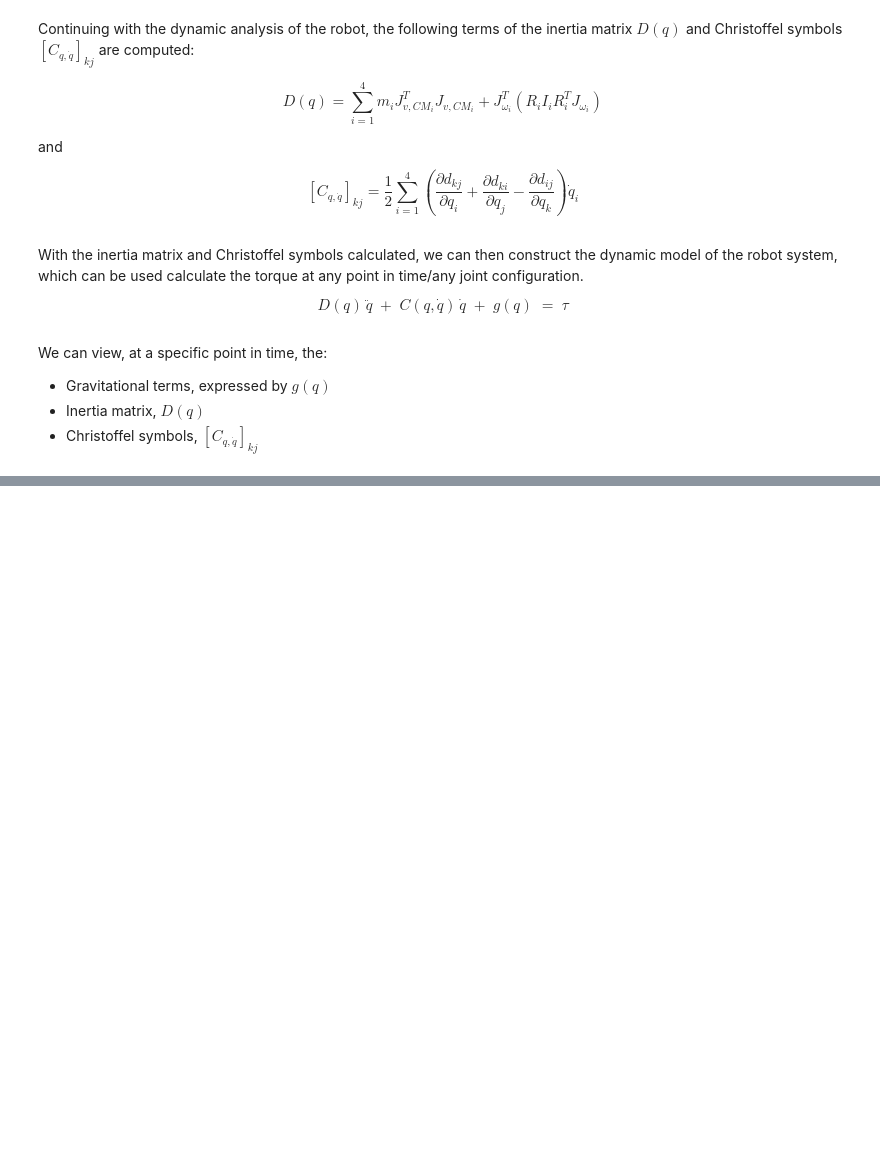
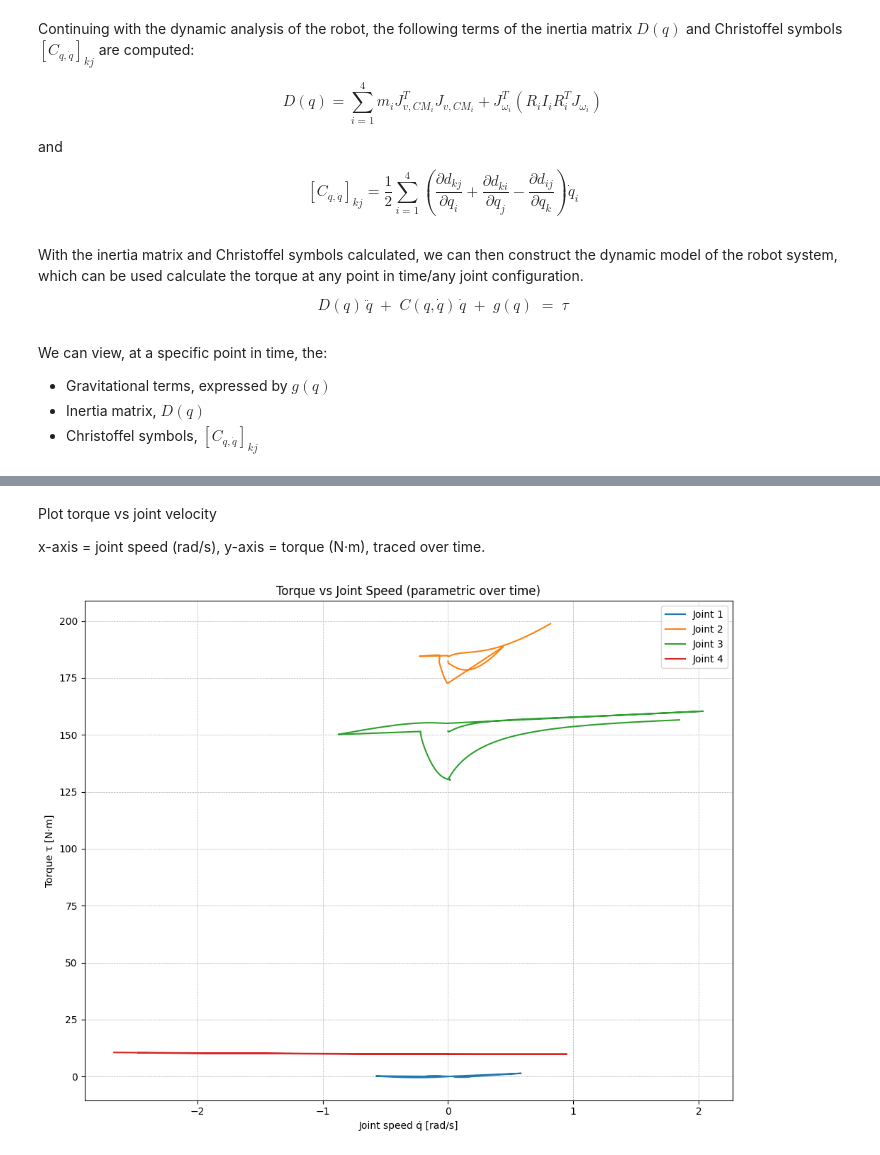
Before and after one commit to jzhou-k/34753_Robotics_Group19, a Jupyter notebook: ProblemSol.ipynb, the cells around one changed output, grey strips where cells are left out. Saved outputs shown, nothing was run; the diff lists cells and outputs as text; code cells hidden in the pictures; blank space fills up the shorter version.

```diff
--- a/ProblemSol.ipynb
+++ b/ProblemSol.ipynb
@@ -934,0 +959,21 @@ plt.show()
+# %% [markdown]
+Plot torque vs joint velocity
+
+x-axis = joint speed (rad/s), y-axis = torque (N·m), traced over time.
+# %%
+# Convert torque to N·m, keep q̇ in rad/s
+tau_Nm = taus / 1000.0
+
+# 1) Line (parametric) plots: τ_j vs q̇_j over time
+plt.figure(figsize=(10,8))
+for j in range(4):
+    plt.plot(qdot_hist[:, j], tau_Nm[:, j], label=fr'Joint {j+1}')
+plt.xlabel('Joint speed q̇ [rad/s]')
+plt.ylabel('Torque τ [N·m]')
+plt.title('Torque vs Joint Speed (parametric over time)')
+plt.grid(True, linestyle='--', linewidth=0.5)
+plt.legend()
+plt.tight_layout()
+plt.show()
+# %% [output]
+[figure, added]
```
Also changed, not shown: parts of 6 cells of this notebook.
